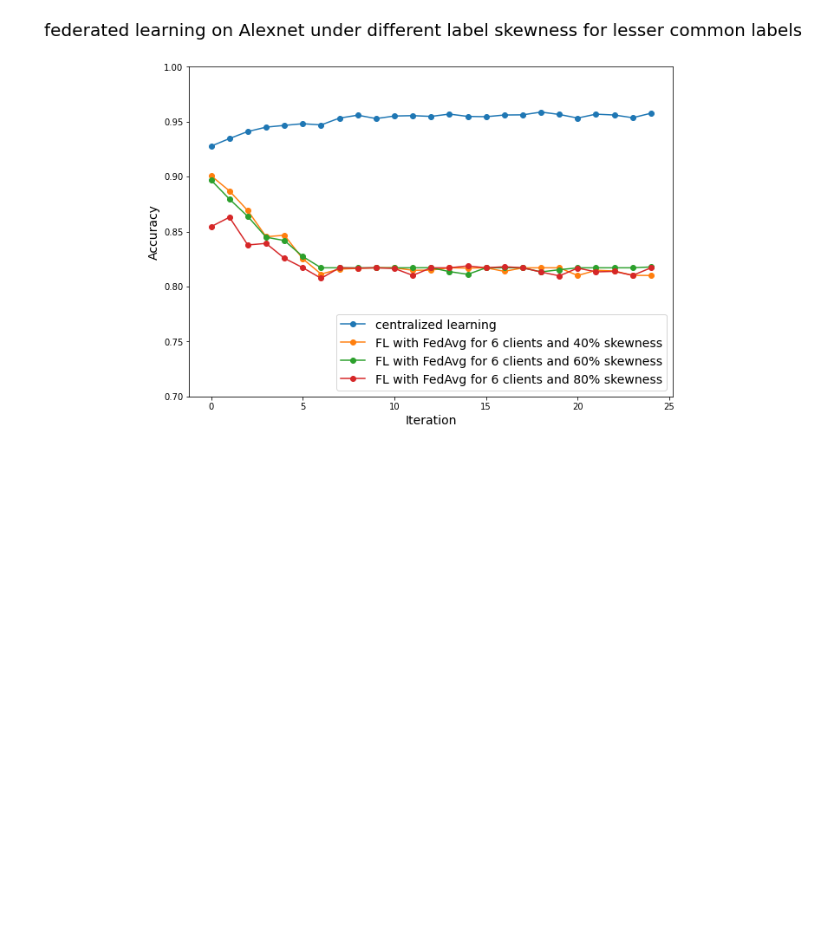
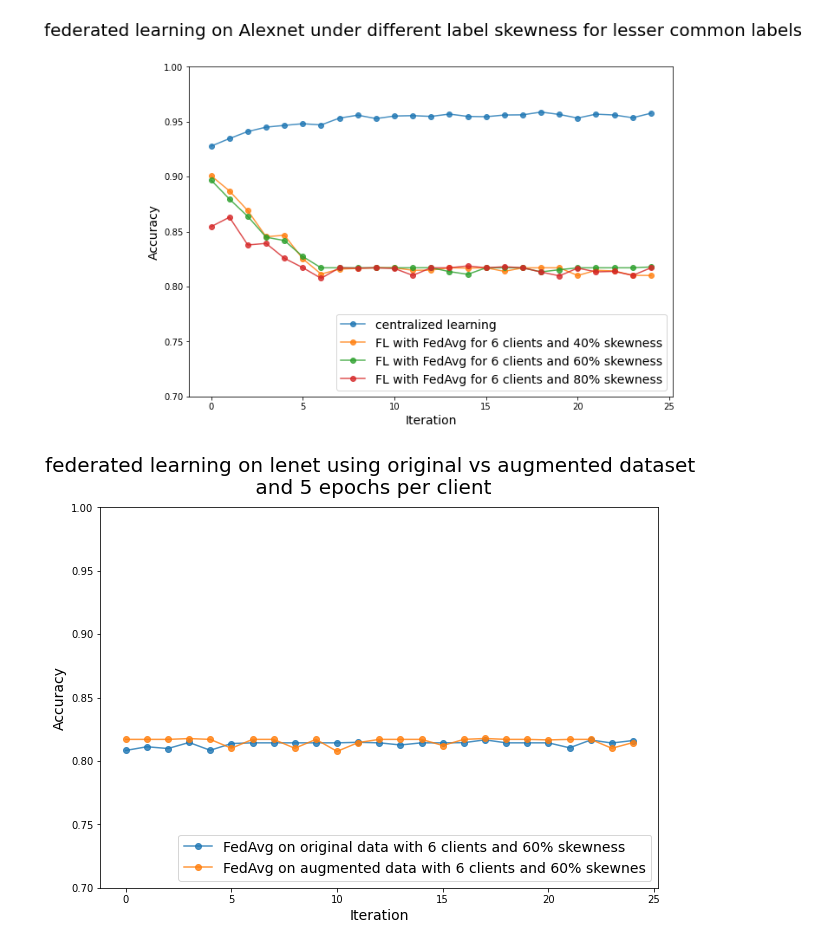
Before and after one commit to anandcu3/Federated-Learning-for-Remote-Sensing, a Jupyter notebook: some weird real plots notbook edition .ipynb, the cells around one changed output. Saved outputs shown, nothing was run; the diff lists cells and outputs as text; code cells hidden in the pictures; blank space fills up the shorter version.

```diff
--- a/some weird real plots notbook edition .ipynb
+++ b/some weird real plots notbook edition .ipynb
@@ -135,3 +135,10 @@ acc_dic5 ={"centralized learning" : np.genfromtxt('centralised_acc&loss_for_alex
 plot_acc_curves(acc_dic5,'federated learning on Alexnet under different label skewness for lesser common labels',.7)
 # %% [output]
 [figure]
+# %%
+acc_dic6 ={
+          "FedAvg on original data with 6 clients and 60% skewness": np.genfromtxt('FedAvg_acc&loss_for_lenet_with_6_clients_60_vsplit_0.2_lr_0.001.csv',delimiter=',')[1,:],
+          "FedAvg on augmented data with 6 clients and 60% skewnes": np.genfromtxt('FedAvg_acc&loss_for_lenet_with_6_clients_602.csv',delimiter=',')[1,:]}
+plot_acc_curves(acc_dic6,'federated learning on lenet using original vs augmented dataset\n and 5 epochs per client',.7)
+# %% [output]
+[figure, added]
```
Also changed, not shown: parts of 8 cells of this notebook, 2 other files.
